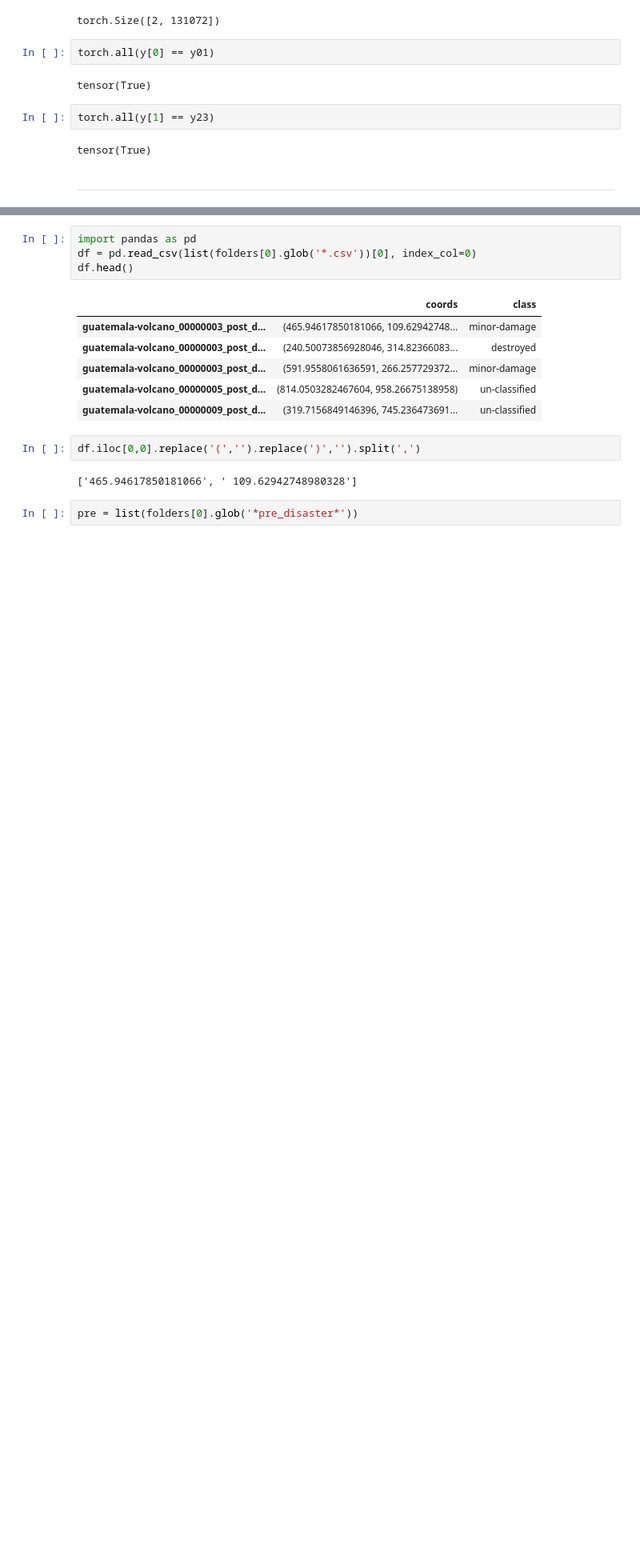
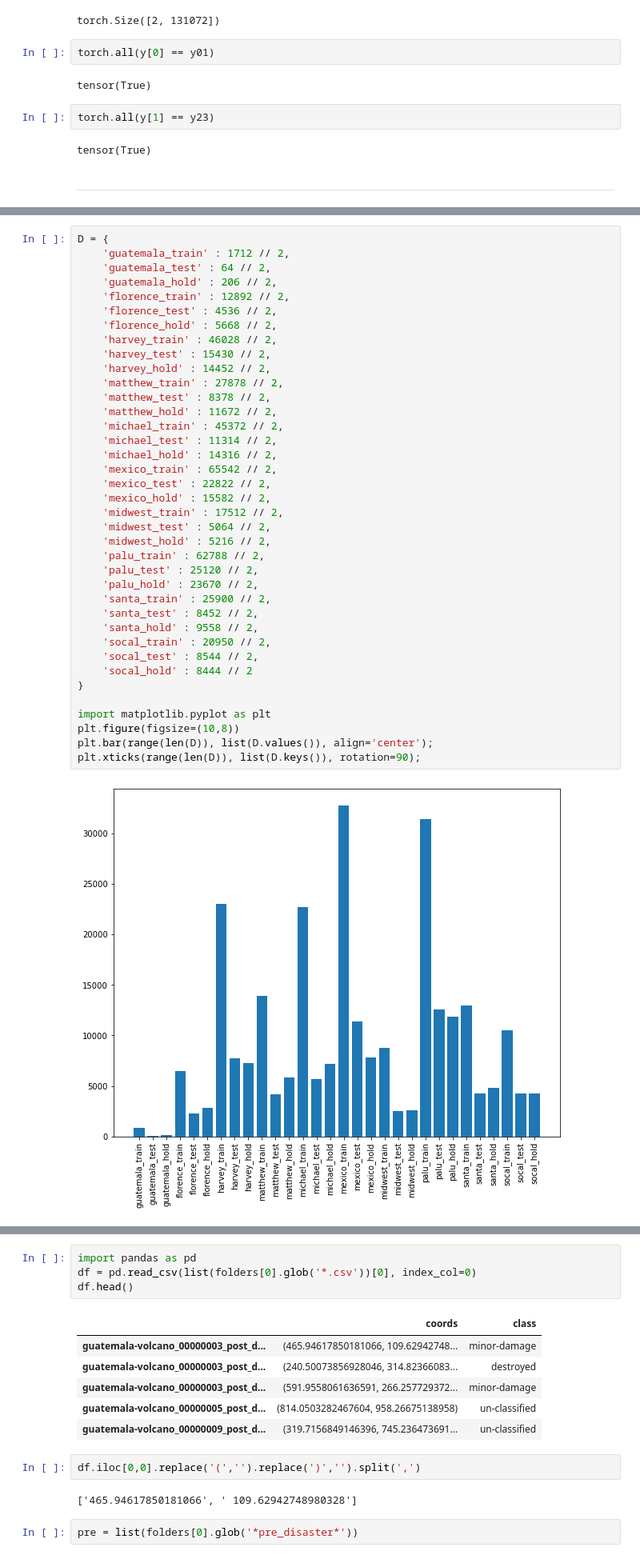
Before and after one commit to ali-ism/GCN-Disaster-Damage-thesis, a Jupyter notebook: playground.ipynb, the cells around one changed output, grey strips where cells are left out. Shown at 80% size. Saved outputs shown, nothing was run; the diff lists cells and outputs as text; blank space fills up the shorter version.

```diff
--- a/playground.ipynb
+++ b/playground.ipynb
@@ -63,0 +76,40 @@ tensor(True)
+# %%
+D = {
+    'guatemala_train' : 1712 // 2,
+    'guatemala_test' : 64 // 2,
+    'guatemala_hold' : 206 // 2,
+    'florence_train' : 12892 // 2,
+    'florence_test' : 4536 // 2,
+    'florence_hold' : 5668 // 2,
+    'harvey_train' : 46028 // 2,
+    'harvey_test' : 15430 // 2,
+    'harvey_hold' : 14452 // 2,
+    'matthew_train' : 27878 // 2,
+    'matthew_test' : 8378 // 2,
+    'matthew_hold' : 11672 // 2,
+    'michael_train' : 45372 // 2,
+    'michael_test' : 11314 // 2,
+    'michael_hold' : 14316 // 2,
+    'mexico_train' : 65542 // 2,
+    'mexico_test' : 22822 // 2,
+    'mexico_hold' : 15582 // 2,
+    'midwest_train' : 17512 // 2,
+    'midwest_test' : 5064 // 2,
+    'midwest_hold' : 5216 // 2,
+    'palu_train' : 62788 // 2,
+    'palu_test' : 25120 // 2,
+    'palu_hold' : 23670 // 2,
+    'santa_train' : 25900 // 2,
+    'santa_test' : 8452 // 2,
+    'santa_hold' : 9558 // 2,
+    'socal_train' : 20950 // 2,
+    'socal_test' : 8544 // 2,
+    'socal_hold' : 8444 // 2
+}
+
+import matplotlib.pyplot as plt
+plt.figure(figsize=(10,8))
+plt.bar(range(len(D)), list(D.values()), align='center');
+plt.xticks(range(len(D)), list(D.keys()), rotation=90);
+# %% [output]
+[figure, added]
```
Also changed, not shown: parts of 17 cells of this notebook, 10 other files.
